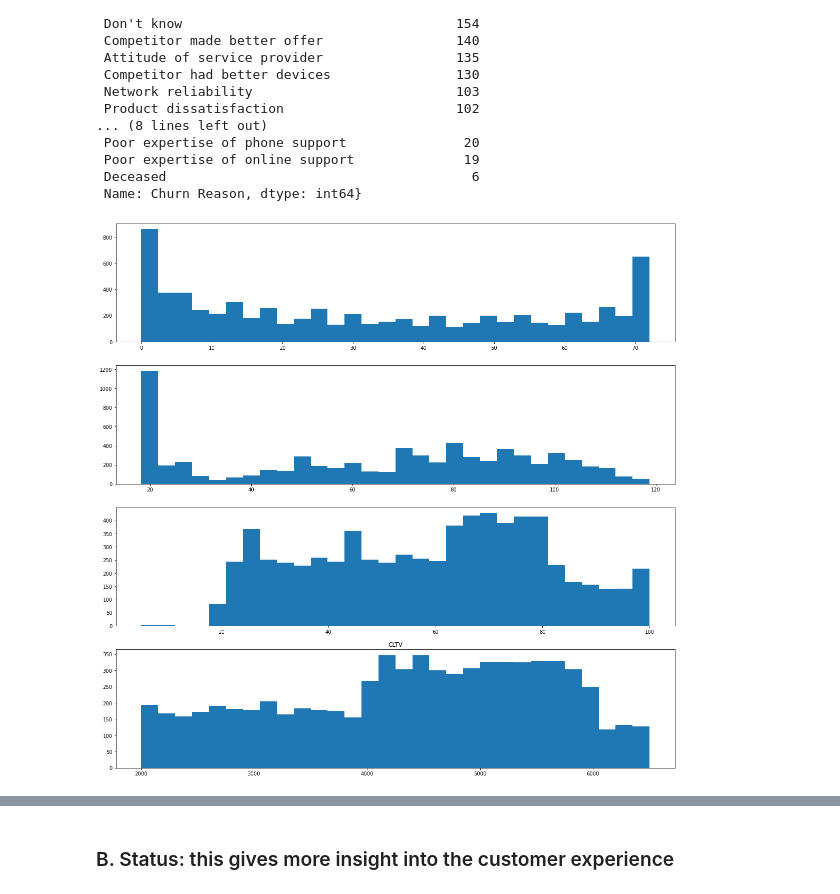
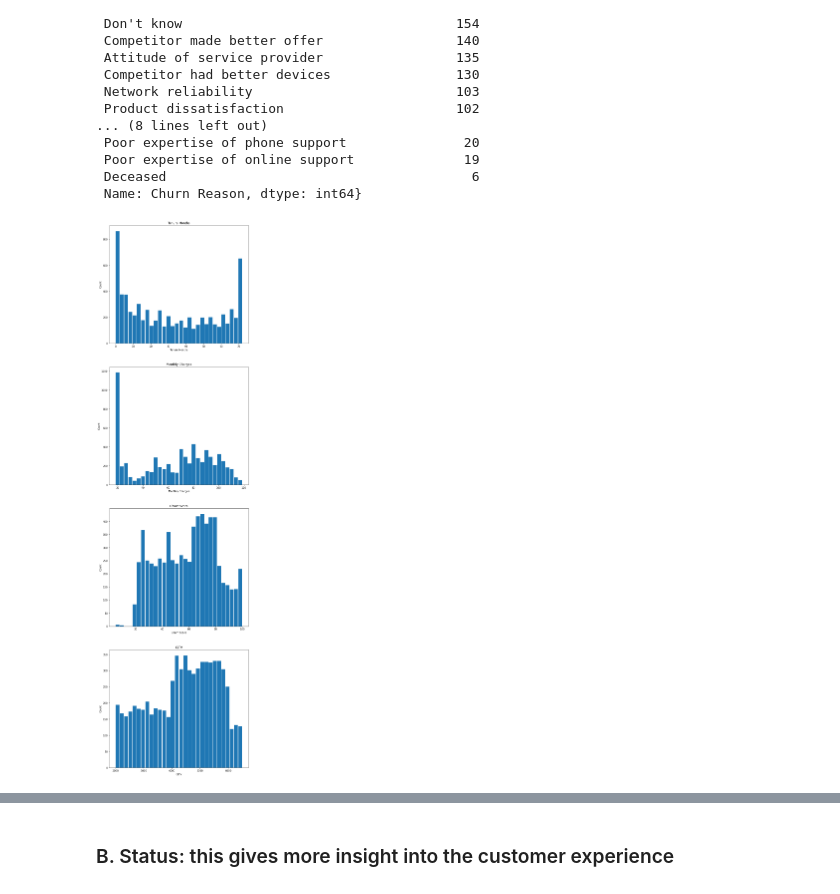
Before and after one commit to Khalif81/TelcoChurn, a Jupyter notebook: Telco_Churn_Data_Wrangling.ipynb, the cells around one changed output, grey strips where cells are left out. Cells and saved outputs as stored; diff of their text form; code cells hidden in the pictures.

Commit message:
updated chart be proper visuals added additional context for possible outliers

```diff
--- a/Telco_Churn_Data_Wrangling.ipynb
+++ b/Telco_Churn_Data_Wrangling.ipynb
@@ -199,11 +199,18 @@ val_cnts
 # %%
 hist_cols = ['Tenure Months','Monthly Charges', 'Churn Score', 'CLTV']
 
 
-fig, axs = plt.subplots(len(hist_cols), 1, figsize = (20, 5 * len(hist_cols)  )    )
+fig, axs = plt.subplots(len(hist_cols), 1, figsize = (10, 10 * len(hist_cols)  )    )
+
+sub=0
 
 for k in hist_cols:
-    axs[hist_cols.index(k)].hist(churn[k], bins = 30)
-    plt.title(k)
+    #axs[hist_cols.index(k)].hist(churn[k], bins = 30)
+    sub+=1
+    plt.subplot(len(hist_cols), 1, sub)
+    plt.hist(churn[k], bins = 30, rwidth=0.9)
+    plt.title(k);
+    plt.xlabel(k);
+    plt.ylabel('Count');
 # %% [output]
-[figure, old version]
+[figure, new version]
```
Also changed, not shown: parts of 14 cells of this notebook.
